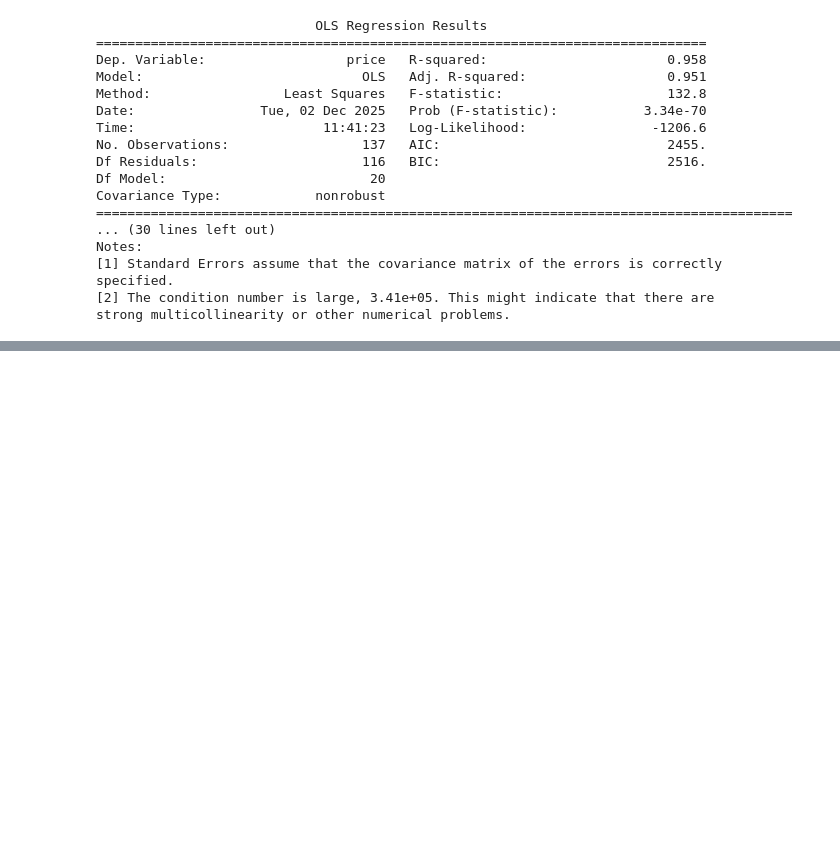
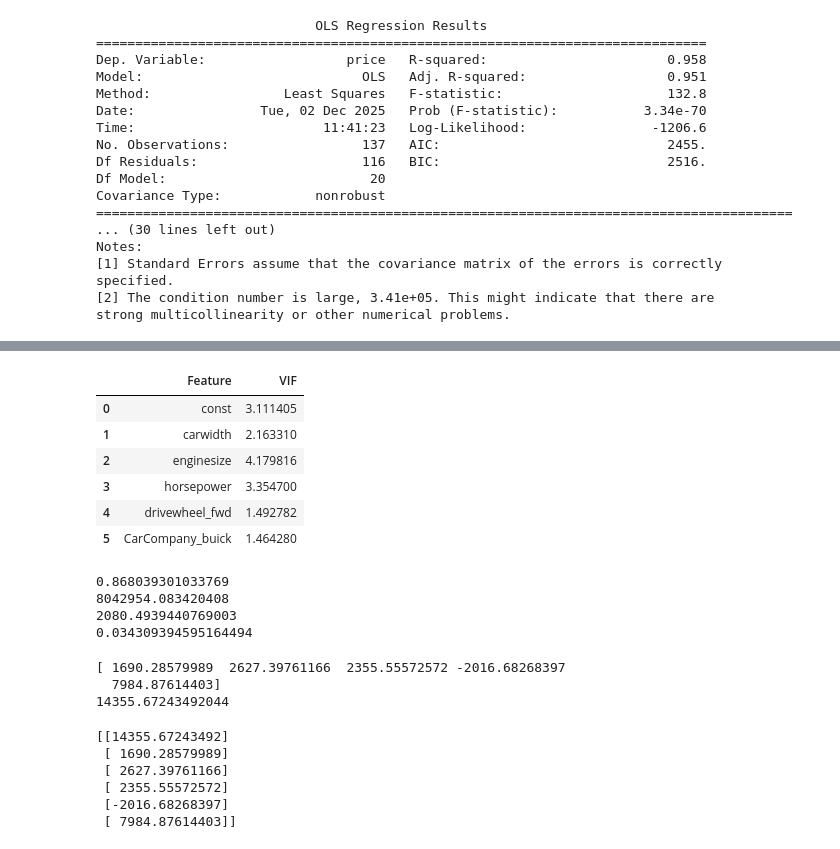
Before and after one commit to JXPJXT/MLNoteBooks, a Jupyter notebook: LinearRegression.ipynb, the cells around one changed output, grey strips where cells are left out. Cells and saved outputs as stored; diff of their text form; code cells hidden in the pictures; blank space fills up the shorter version.

```diff
--- a/LinearRegression.ipynb
+++ b/LinearRegression.ipynb
@@ -694,0 +803,6 @@ strong multicollinearity or other numerical problems.
+# %%
+#check multicollinearity
+X_train_rfe2= X_train[rfe2_features]
+X_train_rfe2_sm= sm.add_constant(X_train_rfe2)
+model3= sm.OLS(y_train,X_train_rfe2_sm).fit()
+print(model3.summary())
@@ -694,0 +827,13 @@ strong multicollinearity or other numerical problems.
+# %%
+vif=pd.DataFrame()
+vif['Feature']= X_train_rfe2_sm.columns
+vif['VIF']=[variance_inflation_factor(X_train_rfe2_sm.values,i) for i in range(X_train_rfe2_sm.shape[1])]
+vif
+# %% [output]
+|  | Feature | VIF |
+| 0 | const | 3.111405 |
+| 1 | carwidth | 2.163310 |
+| 2 | enginesize | 4.179816 |
+| 3 | horsepower | 3.354700 |
+| 4 | drivewheel_fwd | 1.492782 |
+| 5 | CarCompany_buick | 1.464280 |
@@ -694,0 +846,17 @@ strong multicollinearity or other numerical problems.
+# %%
+print(r2_score(y_train,y_train_pred))
+print(mean_squared_error(y_train,y_train_pred))
+print(mean_absolute_error(y_train,y_train_pred))
+print(mean_squared_log_error(y_train,y_train_pred))
+# %% [output]
+0.868039301033769
+8042954.083420408
+2080.4939440769003
+0.034309394595164494
+# %%
+print(model_final.coef_)
+print(model_final.intercept_)
+# %% [output]
+[ 1690.28579989  2627.39761166  2355.55572572 -2016.68268397
+  7984.87614403]
+14355.67243492044
@@ -694,0 +866,24 @@ strong multicollinearity or other numerical problems.
+# %%
+# Calculating the coefficients mathematically.
+
+X_train_final.insert(loc=0,column='Ones',value=1)
+x = np.matrix(X_train_final)
+# Get the Z matrix.
+x_t = np.matrix(X_train_final.T)
+# Calculate the inverse of Z matrix.
+z = np.matmul(x_t,x)
+# Calculate the U matrix.
+z_inv= np.linalg.inv(z)
+# Calculate the values of betas.
+y = np.matrix(y_train).reshape(-1,1)
+u = np.matmul(x_t,y)
+
+b = np.matmul(z_inv,u)
+print(b)
+# %% [output]
+[[14355.67243492]
+ [ 1690.28579989]
+ [ 2627.39761166]
+ [ 2355.55572572]
+ [-2016.68268397]
+ [ 7984.87614403]]
```
Also changed, not shown: parts of 11 cells of this notebook.
